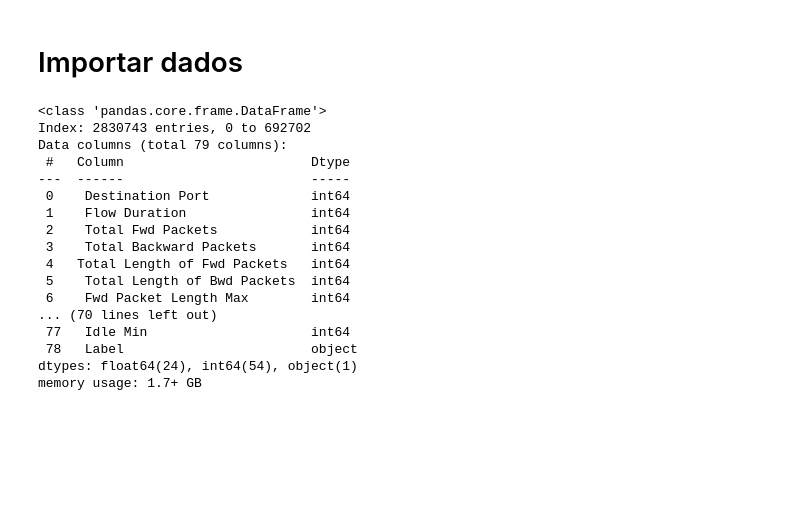
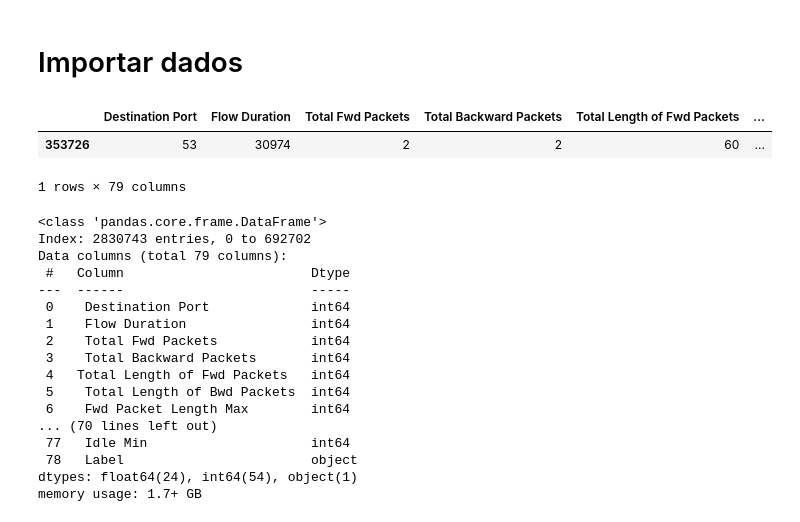
Before and after one commit to andresrocha03/machine_learning, a Jupyter notebook: reinforcement_learning/tabular_data/pre_processing/Pre_processing.ipynb, the cells around one changed output. Drawn from its saved outputs; the diff is of its cells as text; code cells hidden in the pictures; blank space fills up the shorter version.

```diff
--- a/reinforcement_learning/tabular_data/pre_processing/Pre_processing.ipynb
+++ b/reinforcement_learning/tabular_data/pre_processing/Pre_processing.ipynb
@@ -18,11 +19,13 @@ import sklearn
 # %% [markdown]
 # Importar dados
 # %%
-paths = ['data/Friday-WorkingHours-Afternoon-DDos.pcap_ISCX.csv','data/Friday-WorkingHours-Afternoon-PortScan.pcap_ISCX.csv',
-            'data/Friday-WorkingHours-Morning.pcap_ISCX.csv','data/Monday-WorkingHours.pcap_ISCX.csv',
-            'data/Thursday-WorkingHours-Afternoon-Infilteration.pcap_ISCX.csv','data/Thursday-WorkingHours-Morning-WebAttacks.pcap_ISCX.csv',
-            'data/Tuesday-WorkingHours.pcap_ISCX.csv','data/Wednesday-workingHours.pcap_ISCX.csv']
+
+paths = ['Friday-WorkingHours-Afternoon-DDos.pcap_ISCX.csv','Friday-WorkingHours-Afternoon-PortScan.pcap_ISCX.csv',
+            'Friday-WorkingHours-Morning.pcap_ISCX.csv','Monday-WorkingHours.pcap_ISCX.csv',
+            'Thursday-WorkingHours-Afternoon-Infilteration.pcap_ISCX.csv','Thursday-WorkingHours-Morning-WebAttacks.pcap_ISCX.csv',
+            'Tuesday-WorkingHours.pcap_ISCX.csv','Wednesday-workingHours.pcap_ISCX.csv']
 dfs = []
+data_folder = '/home/andre/unicamp/IC/machine_learning/reinforcement_learning/tabular_data/data/raw_data'
 for path in paths:
-    dfs.append(pd.read_csv(path, encoding='utf-8'))
+    dfs.append(pd.read_csv(os.path.join(data_folder,path), encoding='utf-8'))
 df = pd.concat(dfs)
@@ -31,3 +32,9 @@ df = pd.concat(dfs)
+# %%
+df.sample()
+# %% [output]
+|  | Destination Port | Flow Duration | Total Fwd Packets | Total Backward Packets | Total Length of Fwd Packets | ... |
+| 353726 | 53 | 30974 | 2 | 2 | 60 | ... |
+1 rows × 79 columns
 # %%
 df.info()
 # %% [output]
```
Also changed, not shown: parts of 32 cells of this notebook.
